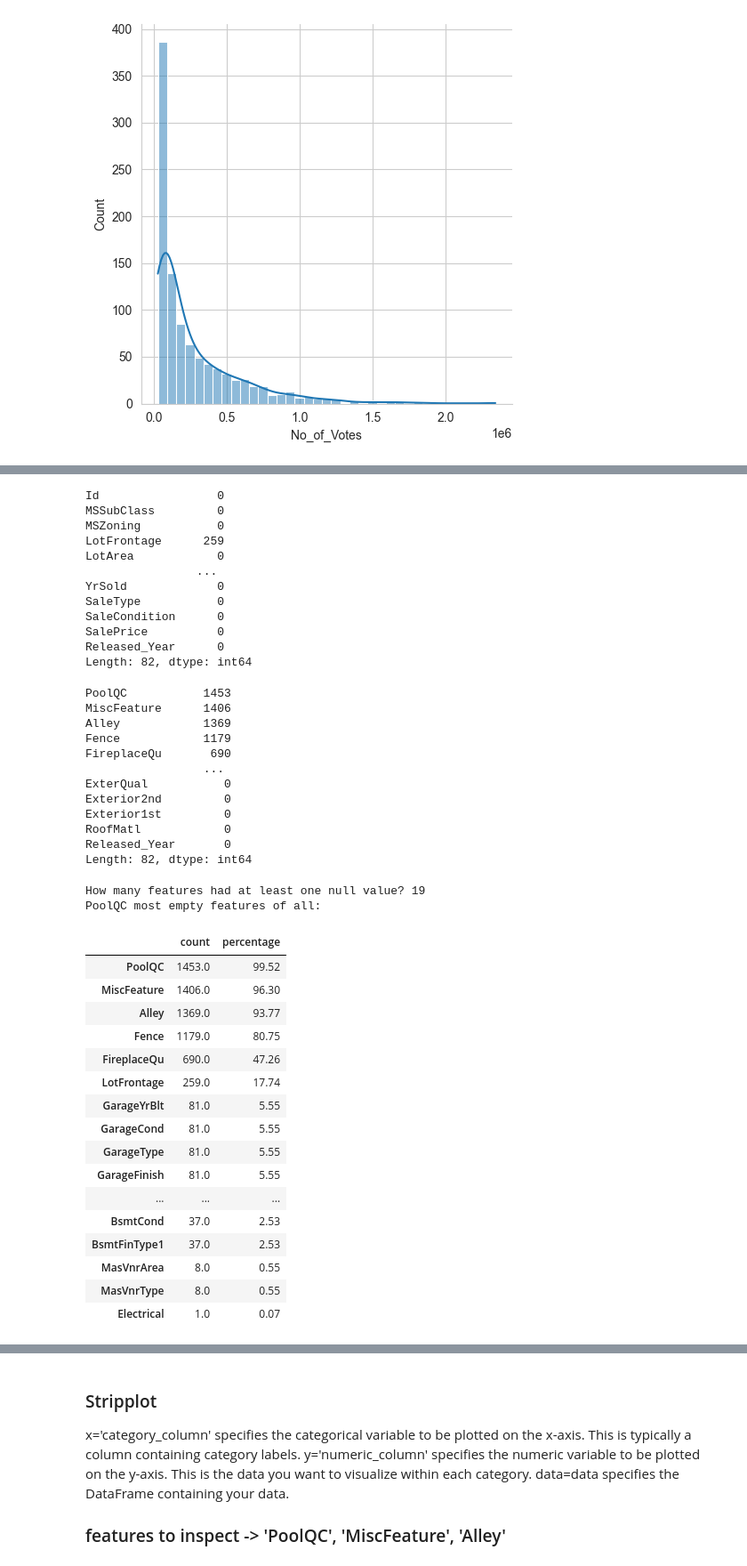
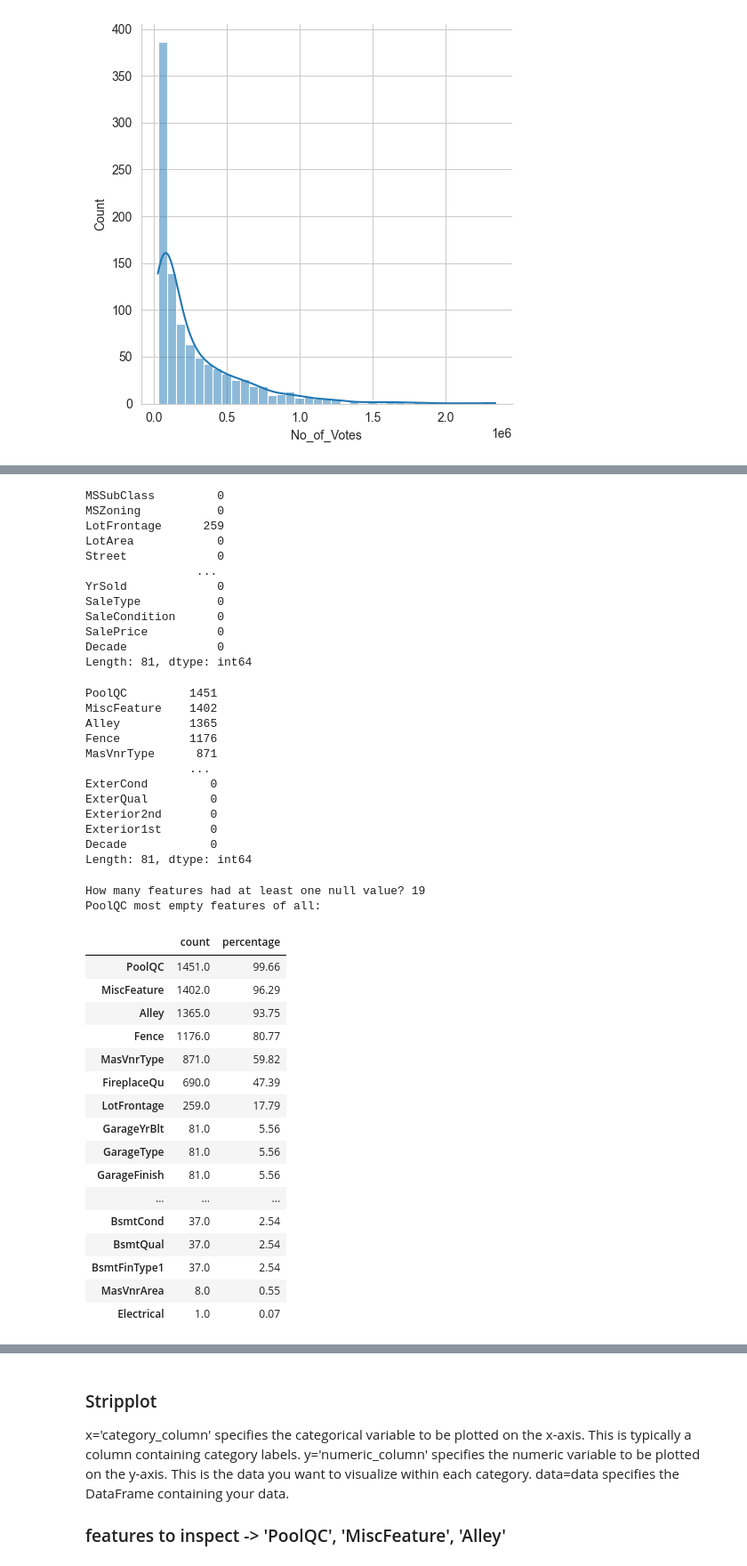
Before and after one commit to T-Smithy/ensf-444, a Jupyter notebook: lab-1/Working_with_Pandas_and_EDA_Lab_1_ENSF_444.ipynb, the cells around one changed output, grey strips where cells are left out. Shown at 89% size. Drawn from its saved outputs; the diff is of its cells as text; code cells hidden in the pictures.

```diff
--- a/lab-1/Working_with_Pandas_and_EDA_Lab_1_ENSF_444.ipynb
+++ b/lab-1/Working_with_Pandas_and_EDA_Lab_1_ENSF_444.ipynb
@@ -707,36 +706,36 @@ sns.displot(df['No_of_Votes'], kde=True)
 **Missing Not at Random (MNAR):** This is a missing value that cannot and should not be ignored. We have to model and see when were the values missing and what was the reason for it. For instance, men might not answer questions about depression because of their depression. In this case we say that the missing values are related to themselves (depression) as well as to the observed features (gender).
 # %%
 # How to see the total number of null values?
-df.isnull().sum()
+df_house.isnull().sum()
 # %% [output]
-Id                 0
 MSSubClass         0
 MSZoning           0
 LotFrontage      259
 LotArea            0
+Street             0
                 ...
 YrSold             0
 SaleType           0
 SaleCondition      0
 SalePrice          0
-Released_Year      0
-Length: 82, dtype: int64
+Decade             0
+Length: 81, dtype: int64
 # %%
 # Which one has the most null values?
-df.isnull().sum().sort_values(ascending=False)
+df_house.isnull().sum().sort_values(ascending=False)
 # %% [output]
-PoolQC           1453
-MiscFeature      1406
-Alley            1369
-Fence            1179
-FireplaceQu       690
-                 ...
-ExterQual           0
-Exterior2nd         0
-Exterior1st         0
-RoofMatl            0
-Released_Year       0
-Length: 82, dtype: int64
+PoolQC         1451
+MiscFeature    1402
+Alley          1365
+Fence          1176
+MasVnrType      871
+               ...
+ExterCond         0
+ExterQual         0
+Exterior2nd       0
+Exterior1st       0
+Decade            0
+Length: 81, dtype: int64
 # %%
 # A function for an interpretable visualization of nulls
 def detect_nulls(df, n=30):
@@ -756,24 +755,24 @@ def detect_nulls(df, n=30):
     print('{} most empty features of all:'.format(df_nulls.index[0]))
     return df_nulls[:n]
 # %%
-detect_nulls(df, n=40)
+detect_nulls(df_house, n=40)
 # %% [output]
 How many features had at least one null value? 19
 PoolQC most empty features of all:
 |  | count | percentage |
-| PoolQC | 1453.0 | 99.52 |
-| MiscFeature | 1406.0 | 96.30 |
-| Alley | 1369.0 | 93.77 |
-| Fence | 1179.0 | 80.75 |
-| FireplaceQu | 690.0 | 47.26 |
-| LotFrontage | 259.0 | 17.74 |
-| GarageYrBlt | 81.0 | 5.55 |
-| GarageCond | 81.0 | 5.55 |
-| GarageType | 81.0 | 5.55 |
-| GarageFinish | 81.0 | 5.55 |
+| PoolQC | 1451.0 | 99.66 |
+| MiscFeature | 1402.0 | 96.29 |
+| Alley | 1365.0 | 93.75 |
+| Fence | 1176.0 | 80.77 |
+| MasVnrType | 871.0 | 59.82 |
+| FireplaceQu | 690.0 | 47.39 |
+| LotFrontage | 259.0 | 17.79 |
+| GarageYrBlt | 81.0 | 5.56 |
+| GarageType | 81.0 | 5.56 |
+| GarageFinish | 81.0 | 5.56 |
 | ... | ... | ... |
-| BsmtCond | 37.0 | 2.53 |
-| BsmtFinType1 | 37.0 | 2.53 |
+| BsmtCond | 37.0 | 2.54 |
+| BsmtQual | 37.0 | 2.54 |
+| BsmtFinType1 | 37.0 | 2.54 |
 | MasVnrArea | 8.0 | 0.55 |
-| MasVnrType | 8.0 | 0.55 |
 | Electrical | 1.0 | 0.07 |
```
Also changed, not shown: parts of 29 cells of this notebook.
